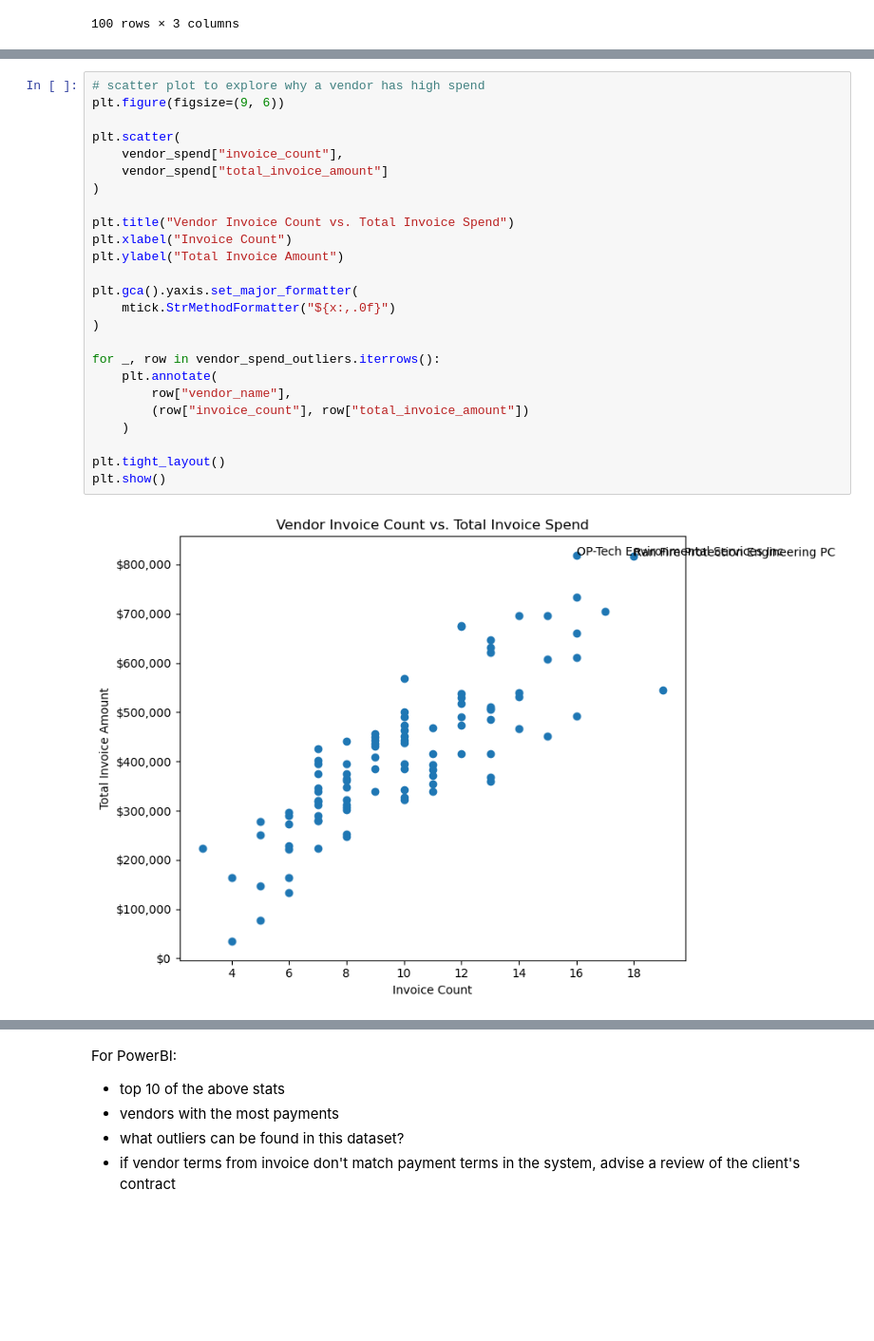
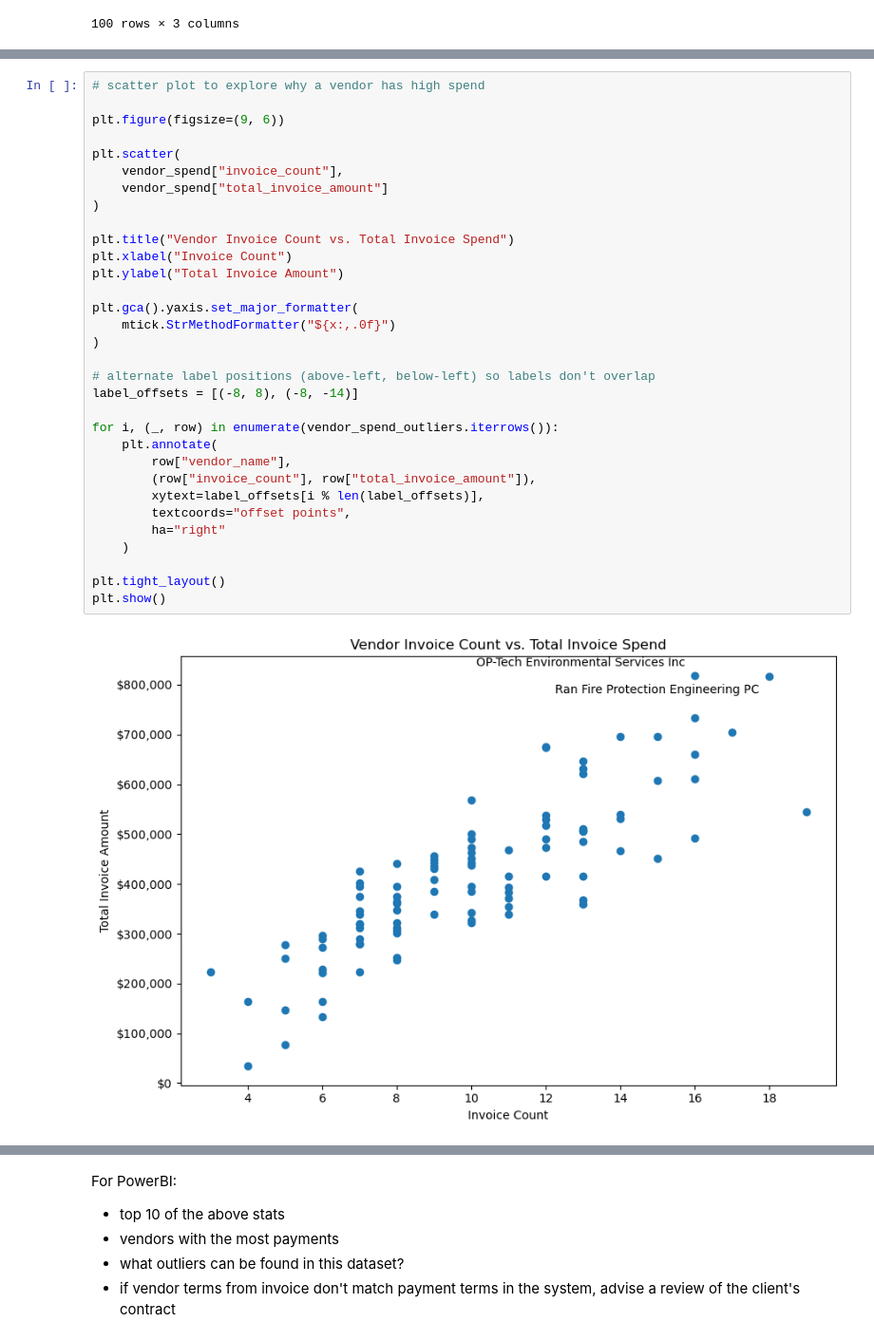
Before and after one commit to torimiller/accounts-payable-analysis, a Jupyter notebook: Notebooks/exploratory_data_analysis.ipynb, the cells around one changed output, grey strips where cells are left out. Shown at 95% size. Drawn from its saved outputs; the diff is of its cells as text; blank space fills up the shorter version.

```diff
--- a/Notebooks/exploratory_data_analysis.ipynb
+++ b/Notebooks/exploratory_data_analysis.ipynb
@@ -517,28 +439,35 @@ vendor_spend_outliers
 | 1 | V0085 | Ran Fire Protection Engineering PC | 18 | 816134.41 | 45340.80 |
 # %%
 # scatter plot to explore why a vendor has high spend
+
 plt.figure(figsize=(9, 6))
 
 plt.scatter(
     vendor_spend["invoice_count"],
     vendor_spend["total_invoice_amount"]
 )
 
 plt.title("Vendor Invoice Count vs. Total Invoice Spend")
 plt.xlabel("Invoice Count")
 plt.ylabel("Total Invoice Amount")
 
 plt.gca().yaxis.set_major_formatter(
     mtick.StrMethodFormatter("${x:,.0f}")
 )
 
-for _, row in vendor_spend_outliers.iterrows():
+# alternate label positions (above-left, below-left) so labels don't overlap
+label_offsets = [(-8, 8), (-8, -14)]
+
+for i, (_, row) in enumerate(vendor_spend_outliers.iterrows()):
     plt.annotate(
         row["vendor_name"],
-        (row["invoice_count"], row["total_invoice_amount"])
+        (row["invoice_count"], row["total_invoice_amount"]),
+        xytext=label_offsets[i % len(label_offsets)],
+        textcoords="offset points",
+        ha="right"
     )
 
 plt.tight_layout()
 plt.show()
 # %% [output]
-[figure, old version]
+[figure, new version]
```
Also changed, not shown: parts of 8 cells of this notebook, 6 other files.
